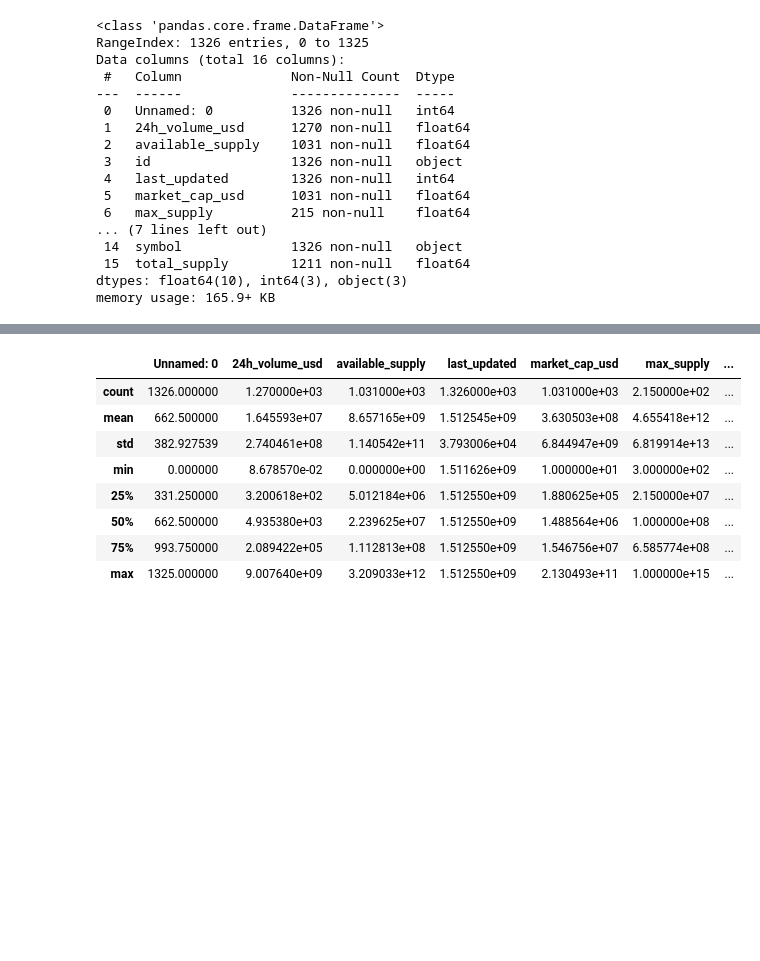
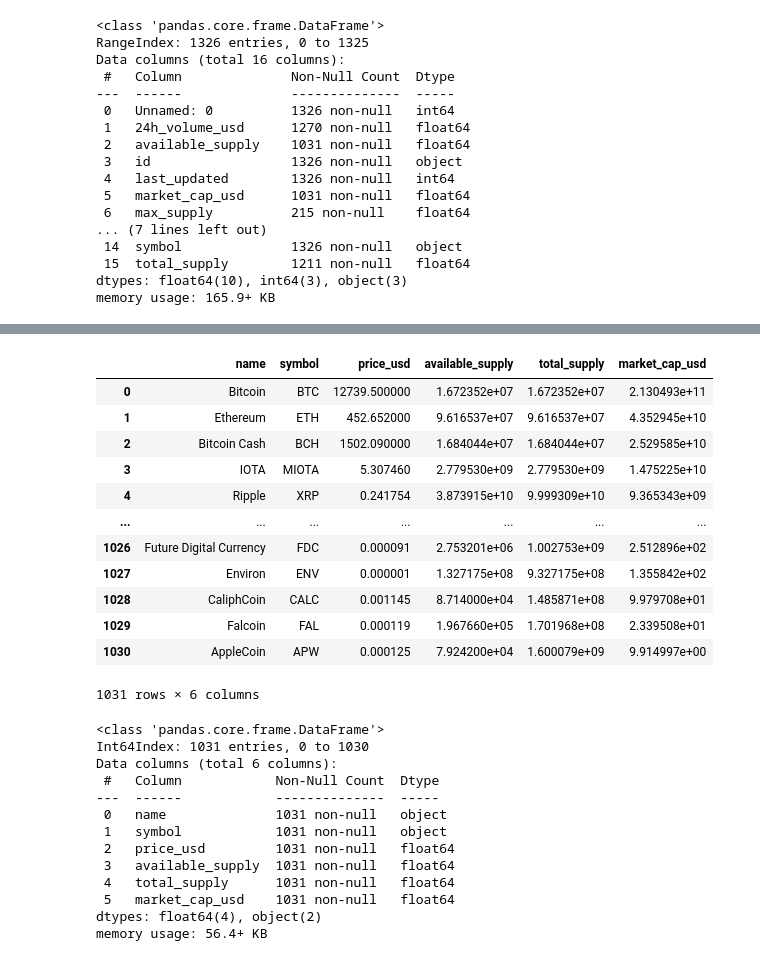
Before and after one commit to tawiwut-cha/datacamp_projects, a Jupyter notebook: coinmarketcap/coinmarketcap_tc.ipynb, the cells around one changed output, grey strips where cells are left out. Drawn from its saved outputs; the diff is of its cells as text; code cells hidden in the pictures; blank space fills up the shorter version.

```diff
--- a/coinmarketcap/coinmarketcap_tc.ipynb
+++ b/coinmarketcap/coinmarketcap_tc.ipynb
@@ -36,0 +93,18 @@ df.head(5)
+# %%
+# remove null
+df = df[~df.available_supply.isna()]
+df
+# %% [output]
+|  | name | symbol | price_usd | available_supply | total_supply | market_cap_usd |
+| 0 | Bitcoin | BTC | 12739.500000 | 1.672352e+07 | 1.672352e+07 | 2.130493e+11 |
+| 1 | Ethereum | ETH | 452.652000 | 9.616537e+07 | 9.616537e+07 | 4.352945e+10 |
+| 2 | Bitcoin Cash | BCH | 1502.090000 | 1.684044e+07 | 1.684044e+07 | 2.529585e+10 |
+| 3 | IOTA | MIOTA | 5.307460 | 2.779530e+09 | 2.779530e+09 | 1.475225e+10 |
+| 4 | Ripple | XRP | 0.241754 | 3.873915e+10 | 9.999309e+10 | 9.365343e+09 |
+| ... | ... | ... | ... | ... | ... | ... |
+| 1026 | Future Digital Currency | FDC | 0.000091 | 2.753201e+06 | 1.002753e+09 | 2.512896e+02 |
+| 1027 | Environ | ENV | 0.000001 | 1.327175e+08 | 9.327175e+08 | 1.355842e+02 |
+| 1028 | CaliphCoin | CALC | 0.001145 | 8.714000e+04 | 1.485871e+08 | 9.979708e+01 |
+| 1029 | Falcoin | FAL | 0.000119 | 1.967660e+05 | 1.701968e+08 | 2.339508e+01 |
+| 1030 | AppleCoin | APW | 0.000125 | 7.924200e+04 | 1.600079e+09 | 9.914997e+00 |
+1031 rows × 6 columns
@@ -37,12 +114,16 @@ df.head(5)
 # %%
-df.describe()
+df.info()
 # %% [output]
-|  | Unnamed: 0 | 24h_volume_usd | available_supply | last_updated | market_cap_usd | max_supply | ... |
-| count | 1326.000000 | 1.270000e+03 | 1.031000e+03 | 1.326000e+03 | 1.031000e+03 | 2.150000e+02 | ... |
-| mean | 662.500000 | 1.645593e+07 | 8.657165e+09 | 1.512545e+09 | 3.630503e+08 | 4.655418e+12 | ... |
-| std | 382.927539 | 2.740461e+08 | 1.140542e+11 | 3.793006e+04 | 6.844947e+09 | 6.819914e+13 | ... |
-| min | 0.000000 | 8.678570e-02 | 0.000000e+00 | 1.511626e+09 | 1.000000e+01 | 3.000000e+02 | ... |
-| 25% | 331.250000 | 3.200618e+02 | 5.012184e+06 | 1.512550e+09 | 1.880625e+05 | 2.150000e+07 | ... |
-| 50% | 662.500000 | 4.935380e+03 | 2.239625e+07 | 1.512550e+09 | 1.488564e+06 | 1.000000e+08 | ... |
-| 75% | 993.750000 | 2.089422e+05 | 1.112813e+08 | 1.512550e+09 | 1.546756e+07 | 6.585774e+08 | ... |
-| max | 1325.000000 | 9.007640e+09 | 3.209033e+12 | 1.512550e+09 | 2.130493e+11 | 1.000000e+15 | ... |
+<class 'pandas.core.frame.DataFrame'>
+Int64Index: 1031 entries, 0 to 1030
+Data columns (total 6 columns):
+ #   Column            Non-Null Count  Dtype
+---  ------            --------------  -----
+ 0   name              1031 non-null   object
+ 1   symbol            1031 non-null   object
+ 2   price_usd         1031 non-null   float64
+ 3   available_supply  1031 non-null   float64
+ 4   total_supply      1031 non-null   float64
+ 5   market_cap_usd    1031 non-null   float64
+dtypes: float64(4), object(2)
+memory usage: 56.4+ KB
```
Also changed, not shown: parts of 12 cells of this notebook.
